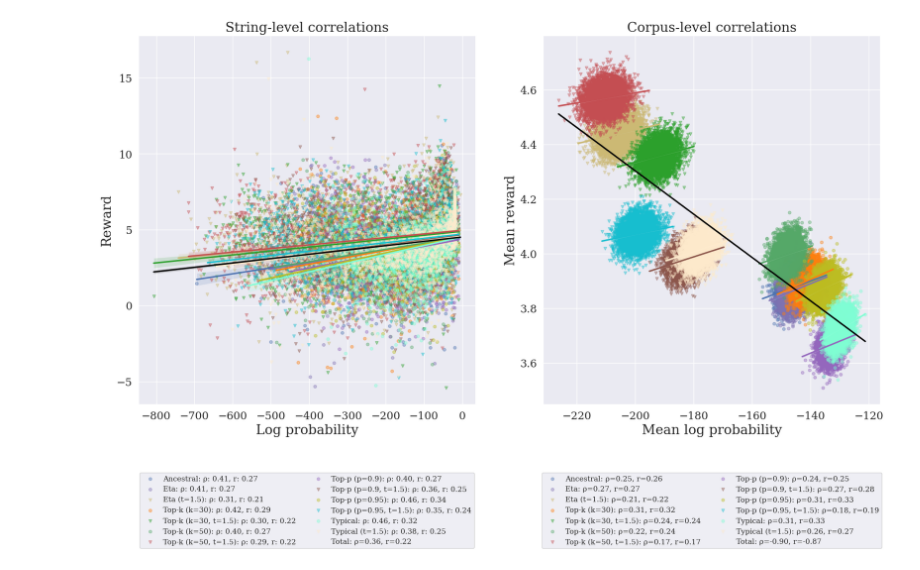
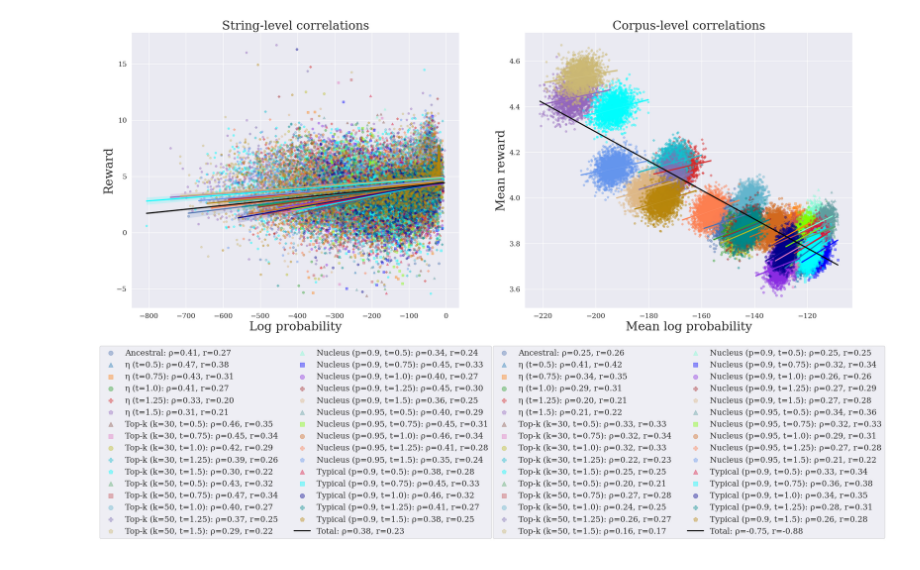
Before and after one commit to tanyjnaaman/probability-quality-paradox, a Jupyter notebook: src/experiments/language_model_experiments/split_by_temp_analysis_w_metropolis_correction.ipynb, the cells around one changed output. Cells and saved outputs as stored; diff of their text form; code cells hidden in the pictures.

```diff
--- a/src/experiments/language_model_experiments/split_by_temp_analysis_w_metropolis_correction.ipynb
+++ b/src/experiments/language_model_experiments/split_by_temp_analysis_w_metropolis_correction.ipynb
@@ -32,7 +33,15 @@ correction_files = sorted(
 triplet_files = [
     (r, n, c)
     for r, n, c in zip(reward_df_files, nll_df_files, correction_files)
-    if "t2.0" not in r
+    if (
+        "ancestral_strict_t1.0_" in r
+        or (
+            "ancestral_strict" not in r
+            and "t2.0" not in r
+            and "t1.05" not in r
+            and "t0.95" not in r
+        )
+    )
 ]
 assert len(reward_df_files) == len(nll_df_files) == len(correction_files)
 
@@ -144,7 +166,7 @@ assert len(sampling_types_to_names) == len(triplet_files), (
 fig, axs = (
     plt.subplots(1, 3, figsize=(30, 10))
     if include_nonmetropolis
-    else plt.subplots(1, 2, figsize=(20, 10))
+    else plt.subplots(1, 2, figsize=(26, 10))
 )
 total_mean_corpuses = None
 total_corpus = None
@@ -157,15 +179,26 @@ for idx, (reward_df_file, nll_df_file, correction_df_file) in enumerate(triplet_
     # 3.0 annotation styling
     possible_names = [
         sampling_type
-        for sampling_type in sampling_types_to_names.keys()
+        for sampling_type in sampling_types_to_names_and_colours.keys()
         if sampling_type in reward_df_file
     ]
     assert len(possible_names) == 1
     sampling_name = possible_names[0]
     assert sampling_name in nll_df_file and sampling_name in correction_df_file
-    name = sampling_types_to_names[sampling_name][0]
-    marker = "v" if "t1.5" in sampling_name else "x" if "t2.0" in sampling_name else "o"
-    colour = sampling_types_to_names[sampling_name][1]
+    name, colour = sampling_types_to_names_and_colours[sampling_name]
+    marker = (
+        "^"
+        if "t0.5" in sampling_name
+        else (
+            "s"
+            if "t0.75" in sampling_name
+            else (
+                "P"
+                if "t1.25" in sampling_name
+                else "p" if "t1.5" in sampling_name else "o"
+            )
+        )
+    )
 
     print(f"\n\nAnalyzing {reward_df_file} and {nll_df_file}:")
 
@@ -173,7 +206,6 @@ for idx, (reward_df_file, nll_df_file, correction_df_file) in enumerate(triplet_
     reward_df = pd.read_csv(f"data/{reward_df_file}")
     nll_df = pd.read_csv(f"data/{nll_df_file}")
     correction_df = pd.read_csv(f"data/{correction_df_file}")
-
     df = reward_df.merge(nll_df, on=["prompt", "generated_text"], how="inner").merge(
         correction_df, on=["prompt", "generated_text"], how="inner"
     )
@@ -212,7 +244,7 @@ for idx, (reward_df_file, nll_df_file, correction_df_file) in enumerate(triplet_
         c=colour,
         alpha=0.4,
         marker=marker,
-        label=f"{name}: ρ: {spearman[0]:.2f}, r: {pearson[0]:.2f}",
+        label=f"{name}: ρ={spearman[0]:.2f}, r={pearson[0]:.2f}",
     )
     # 3.2.2 best fit line
     axs[0] = sns.regplot(
@@ -391,11 +423,7 @@ for idx, (reward_df_file, nll_df_file, correction_df_file) in enumerate(triplet_
         c=colour,
         marker=marker,
         alpha=0.4,
-        label=(
-            f"{name}: ρ={spearman[0]:.2f}, r={pearson[0]:.2f}"
-            # f", accp."
-            # f" rate={algorithm_acceptance_rate:.2f}, Cramer's V={cramer:.2f}"
-        ),
+        label=f"{name}: ρ={spearman[0]:.2f}, r={pearson[0]:.2f}",
     )
     if total_mean_metropolis_corpuses is None:
         total_mean_metropolis_corpuses = mean_corpuses_df
@@ -425,7 +453,6 @@ total_corpus.plot.scatter(
     y="score",
     x="log_probability",
     alpha=0.0,
-    label=f"Total: ρ={spearman[0]:.2f}, r={pearson[0]:.2f}",
     ax=axs[0],
 )
 sns.regplot(
@@ -435,10 +462,11 @@ sns.regplot(
     scatter=False,
     color="black",
     ax=axs[0],
+    label=f"Total: ρ={spearman[0]:.2f}, r={pearson[0]:.2f}",
 )
-axs[0].set_ylabel("Reward", size=20)
-axs[0].set_xlabel("Log probability", size=20)
-axs[0].set_title("String-level correlations", size=20)
+axs[0].set_ylabel("Reward", size=24)
+axs[0].set_xlabel("Log probability", size=24)
+axs[0].set_title("String-level correlations", size=24)
 
 # 4.2 corpus
 if include_nonmetropolis:
@@ -489,7 +517,6 @@ total_mean_metropolis_corpuses.plot.scatter(
     y="score",
     x="log_probability",
     alpha=0.0,
-    label=f"Total: ρ={spearman[0]:.2f}, r={pearson[0]:.2f}",
     ax=axs[-1],
     ylabel="Mean reward",
     xlabel="Mean log probability",
@@ -501,20 +528,26 @@ sns.regplot(
     scatter=False,
     color="black",
     ax=axs[-1],
+    label=f"Total: ρ={spearman[0]:.2f}, r={pearson[0]:.2f}",
 )
-axs[-1].set_ylabel("Mean reward", size=20)
-axs[-1].set_xlabel("Mean log probability", size=20)
-axs[-1].set_title("Corpus-level correlations", size=20)
+axs[-1].set_ylabel("Mean reward", size=24)
+axs[-1].set_xlabel("Mean log probability", size=24)
+axs[-1].set_title("Corpus-level correlations", size=24)
 
 
 # 5. styling
-legend_kwargs = {"loc": "lower center", "bbox_to_anchor": (0.5, -0.4), "ncol": 2}
+legend_kwargs = {
+    "loc": "lower center",
+    "bbox_to_anchor": (0.5, -0.85),
+    "ncol": 2,
+    "markerscale": 2,
+    "fontsize": 16,
+}
 for ax in axs:
     ax.legend(**legend_kwargs)
-    ax.tick_params(axis="both", which="major", labelsize=16)
+    ax.tick_params(axis="both", which="major", labelsize=14)
 plt.legend(**legend_kwargs)
-sns.set_theme(font="serif")
-plt.savefig("correlations.png")
+plt.savefig("correlations.png", bbox_inches="tight")
 plt.show()
 plt.close()
 # %% [output]
@@ -538,4 +571,4 @@ Length: 1948
-[figure, old version]
+[figure, new version]
 # %%
 # 4. plot entropies
 entropies = dict()  # key -> {entropy, entropy_std}
```
Also changed, not shown: parts of 6 cells of this notebook, 2 other files.
